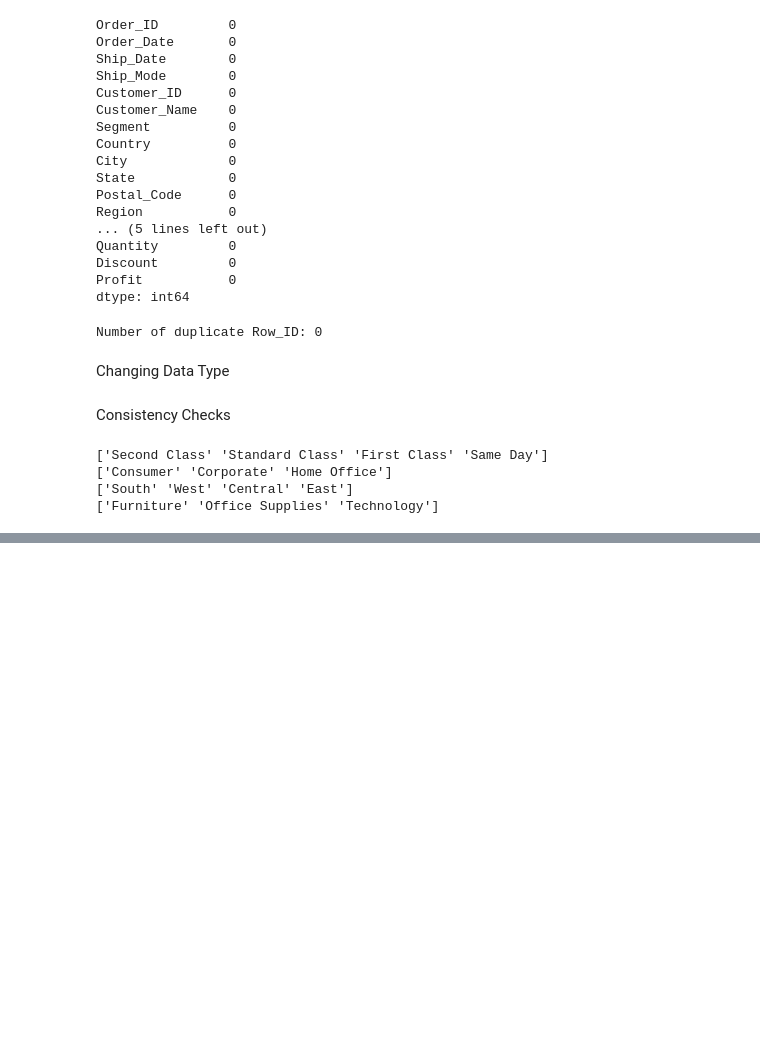
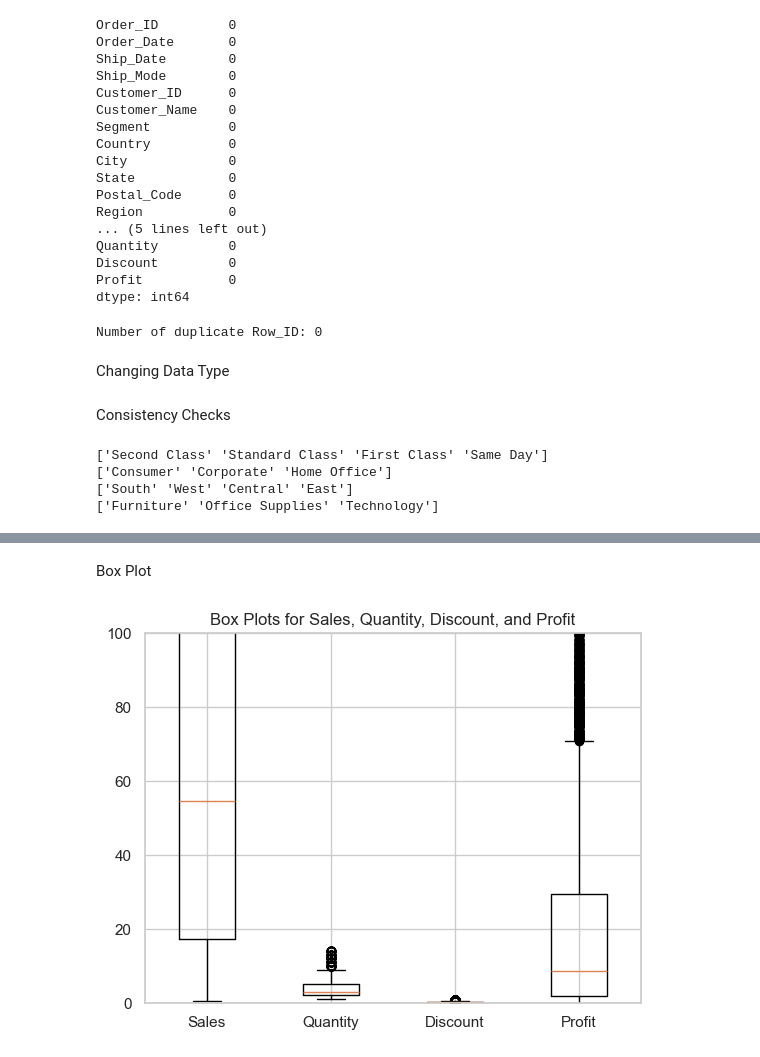
Before and after one commit to bhiogade/EDA_Ecommerce-Sales, a Jupyter notebook: E-Commerce_Sales_Analysis.ipynb, the cells around one changed output, grey strips where cells are left out. Cells and saved outputs as stored; diff of their text form; code cells hidden in the pictures; blank space fills up the shorter version.

```diff
--- a/E-Commerce_Sales_Analysis.ipynb
+++ b/E-Commerce_Sales_Analysis.ipynb
@@ -82,0 +170,12 @@ print(df['Category'].unique())
+# %% [markdown]
+Box Plot
+# %%
+df_melted = pd.melt(df, var_name="variable", value_name="value")
+plt.boxplot([df_melted[df_melted['variable'] == var]['value'] for var in ["Sales", "Quantity", "Discount", "Profit"]])
+plt.xticks([1, 2, 3, 4], ["Sales", "Quantity", "Discount", "Profit"])
+plt.title("Box Plots for Sales, Quantity, Discount, and Profit")
+plt.xlim(0.5, 4.5)
+plt.ylim(0, 100)
+plt.show()
+# %% [output]
+[figure, added]
```
Also changed, not shown: parts of 24 cells of this notebook.
